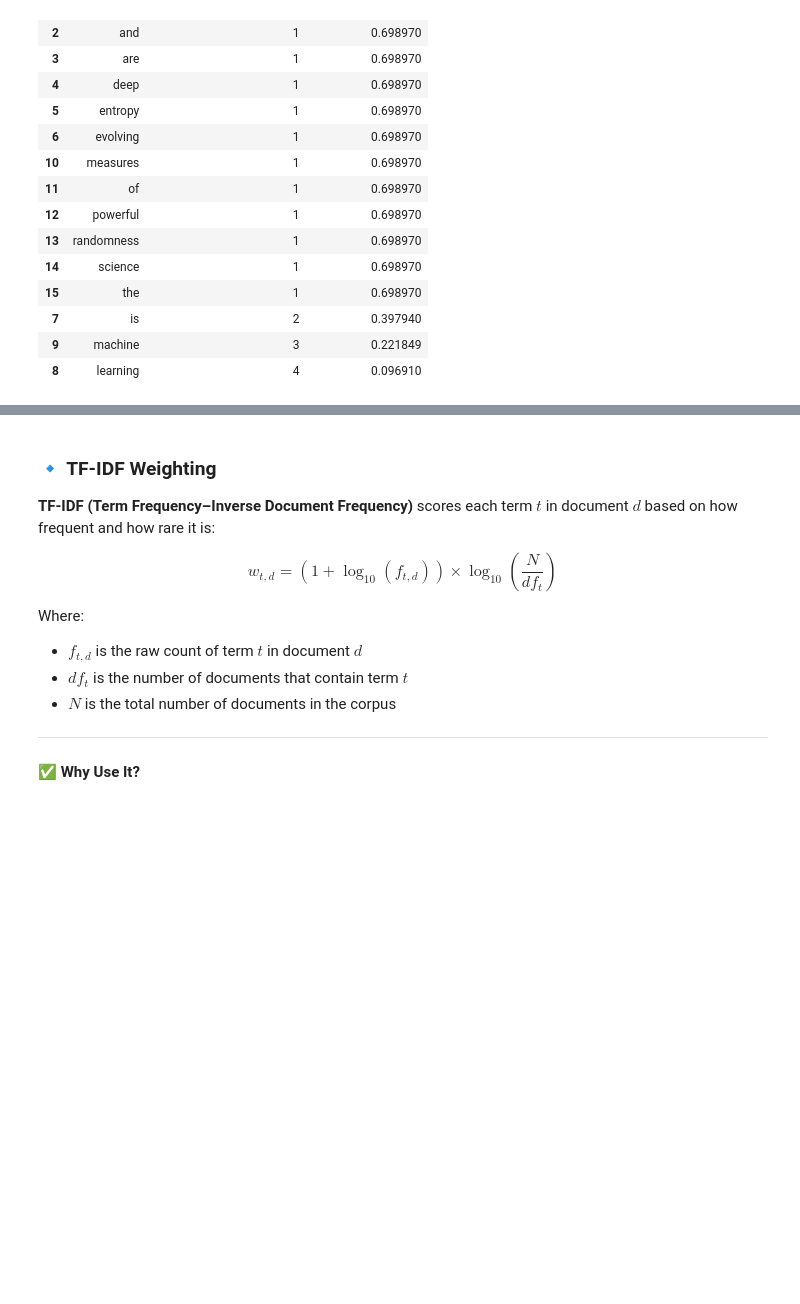
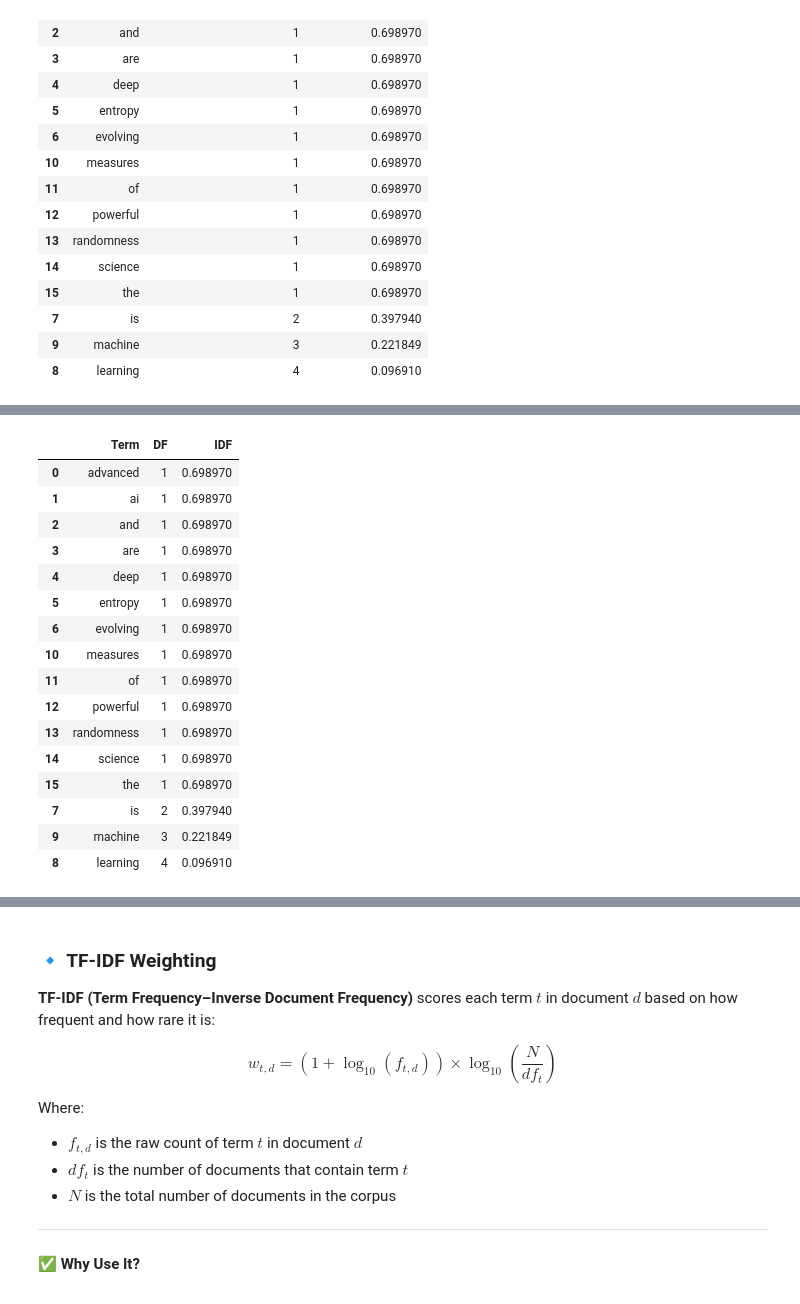
Before and after one commit to tcsgik/PROG8245_Lab7, a Jupyter notebook: IRBasics_VectorSpaceProximity.ipynb, the cells around one changed output, grey strips where cells are left out. Cells and saved outputs as stored; diff of their text form; code cells hidden in the pictures; blank space fills up the shorter version.

```diff
--- a/IRBasics_VectorSpaceProximity.ipynb
+++ b/IRBasics_VectorSpaceProximity.ipynb
@@ -492,3 +642,69 @@ display(idf_table)
 | 7 | is | 2 | 0.397940 |
 | 9 | machine | 3 | 0.221849 |
 | 8 | learning | 4 | 0.096910 |
+# %%
+import numpy as np
+import pandas as pd
+from sklearn.feature_extraction.text import CountVectorizer
+from collections import Counter
+
+# Sample documents
+docs = [
+    "machine learning is powerful",
+    "deep learning is advanced",
+    "entropy measures randomness",
+    "machine learning and AI are evolving",
+    "the science of machine learning"
+]
+
+# Total number of documents
+N = len(docs)
+
+# Vectorize documents to get term matrix
+vectorizer = CountVectorizer()
+X = vectorizer.fit_transform(docs)
+terms = vectorizer.get_feature_names_out()
+X_array = X.toarray()
+
+# Compute Document Frequency (DF)
+df_counts = (X_array > 0).sum(axis=0)
+
+# Compute IDF (log base 10)
+idf_values = np.log10(N / df_counts)
+
+# Build IDF DataFrame
+idf_df = pd.DataFrame({
+    "Term": terms,
+    "DF": df_counts,
+    "IDF": idf_values
+}).sort_values("IDF", ascending=False)
+
+print("📊 IDF Table:")
+display(idf_df)
+
+# Choose one document to analyze TF
+doc_example = docs[2]  # "entropy measures randomness"
+tokens = doc_example.lower().split()
+tf_raw = Counter(tokens)
+total_terms = len(tokens)
+
+# Compute normalized TF
+tf_normalized = {term: count / total_terms for term, count in tf_raw.items()}
+
+# Merge TF with IDF
+tf_idf_values = {
+    term: tf_normalized.get(term, 0) * idf_df.set_index("Term").loc[term, "IDF"]
+    for term in tokens
+}
+
+# Build TF-IDF comparison table
+tf_idf_df = pd.DataFrame({
+    "Term": tf_raw.keys(),
+    "TF": [tf_normalized[t] for t in tf_raw],
+    "IDF": [idf_df.set_index("Term").loc[t, "IDF"] for t in tf_raw],
+    "TF-IDF": [tf_idf_values[t] for t in tf_raw]
+})
+
+print(f"\n📘 TF-IDF in Document: \"{doc_example}\"")
+display(tf_idf_df)
+# %% [output]
@@ -494,0 +712,17 @@ display(idf_table)
+|  | Term | DF | IDF |
+| 0 | advanced | 1 | 0.698970 |
+| 1 | ai | 1 | 0.698970 |
+| 2 | and | 1 | 0.698970 |
+| 3 | are | 1 | 0.698970 |
+| 4 | deep | 1 | 0.698970 |
+| 5 | entropy | 1 | 0.698970 |
+| 6 | evolving | 1 | 0.698970 |
+| 10 | measures | 1 | 0.698970 |
+| 11 | of | 1 | 0.698970 |
+| 12 | powerful | 1 | 0.698970 |
+| 13 | randomness | 1 | 0.698970 |
+| 14 | science | 1 | 0.698970 |
+| 15 | the | 1 | 0.698970 |
+| 7 | is | 2 | 0.397940 |
+| 9 | machine | 3 | 0.221849 |
+| 8 | learning | 4 | 0.096910 |
```
Also changed, not shown: parts of 11 cells of this notebook.
